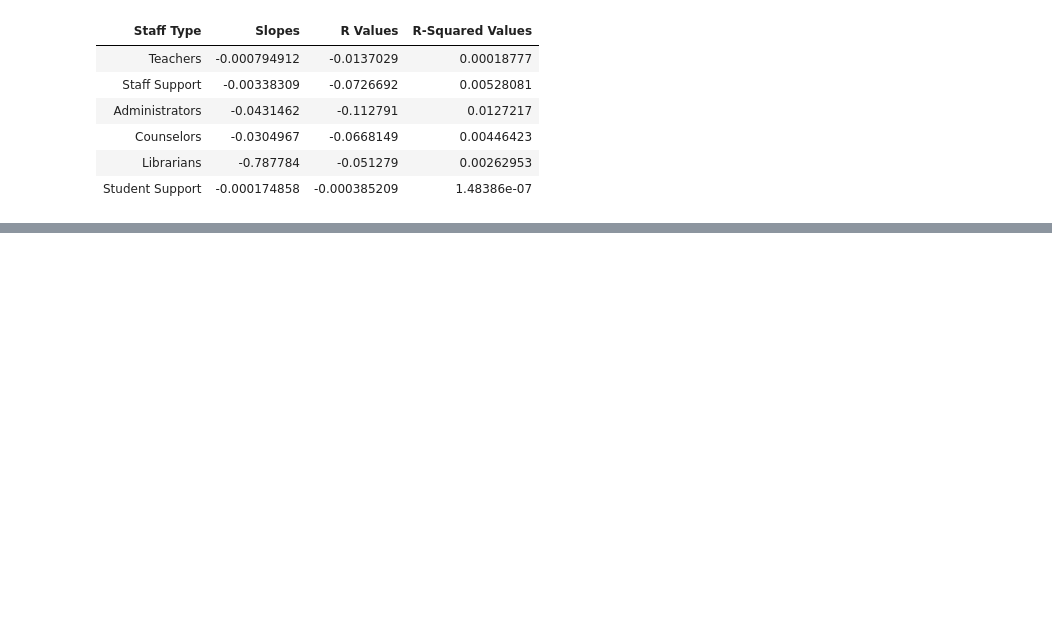
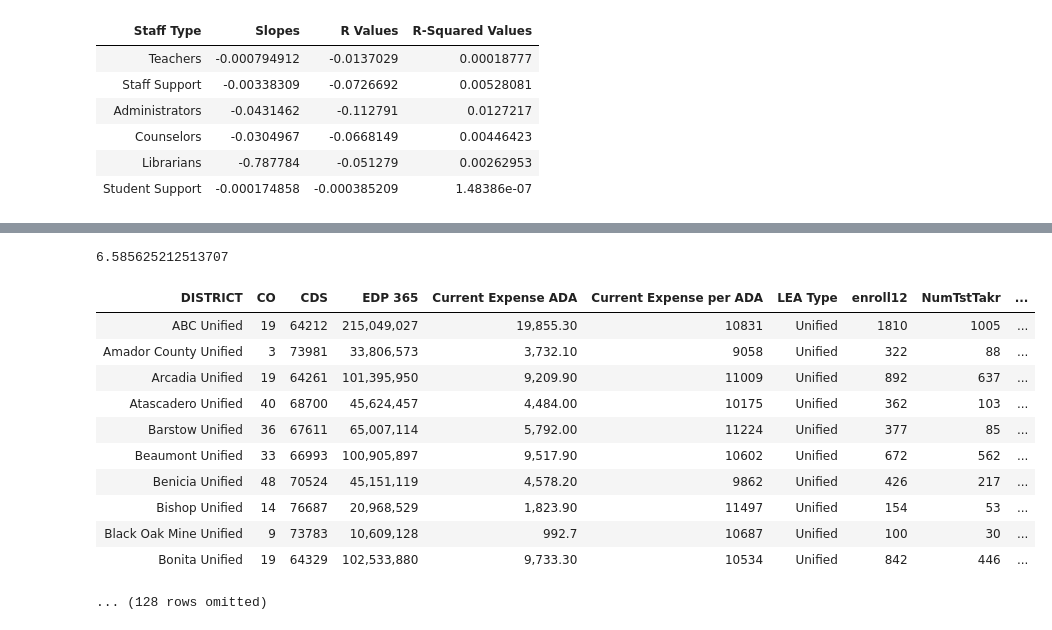
Before and after one commit to efliu/School-Staffing-Optimization, a Jupyter notebook: Neural Network.ipynb, the cells around one changed output, grey strips where cells are left out. Cells and saved outputs as stored; diff of their text form; code cells hidden in the pictures; blank space fills up the shorter version.

```diff
--- a/Neural Network.ipynb
+++ b/Neural Network.ipynb
@@ -352,0 +360,37 @@ For All Categories:
+# %%
+salaries = [59627,56933,83920,119225,48619,48790]
+# %%
+improvements = []
+for i in range(len(lower['DISTRICT'])):
+    X = lower_scaler.transform(lower_x)[i]
+
+    def f(X):
+        return lower_mlp_logistic.predict([X])[0]
+
+
+    bounds = [(e - 0.1*abs(e) , e + 0.1*abs(e)) for e in X]
+
+    total_budget = X @ salaries
+
+    const = [{"type": "eq", "fun": lambda x: salaries @ x - total_budget}]
+
+    p = minimize(f,X,bounds=bounds,constraints = const)
+
+    print()
+    print(lower_x[i])
+
+    new_cat = lower_x[i] * (1 + p.x - X)
+
+    #print()
+    #print(p.x)
+    #print(X)
+    #print()
+
+    #print((lower_mlp_logistic.predict([p.x]) - lower_mlp_logistic.predict([X]))[0])
+
+
+    new_assignment = new_cat
+    improvement = (-1 * (lower_mlp_logistic.predict([p.x]) - lower_mlp_logistic.predict([X]))[0])/lower_mlp_logistic.predict([X])[0]
+
+    print(improvement*100)
+    improvements.append(improvement*100)
@@ -352,0 +421,22 @@ For All Categories:
+# %%
+print(sum(improvements)/len(improvements))
+# %% [output]
+6.585625212513707
+# %%
+lower['Improvement Percentage'] = improvements
+lower['Predicted PctBothBenchmark'] = np.array(lower['PctBothBenchmark']) * (1 + np.array(improvements)/100)
+# %%
+lower
+# %% [output]
+| DISTRICT | CO | CDS | EDP 365 | Current Expense ADA | Current Expense per ADA | LEA Type | enroll12 | NumTstTakr | ... |
+| ABC Unified | 19 | 64212 | 215,049,027 | 19,855.30 | 10831 | Unified | 1810 | 1005 | ... |
+| Amador County Unified | 3 | 73981 | 33,806,573 | 3,732.10 | 9058 | Unified | 322 | 88 | ... |
+| Arcadia Unified | 19 | 64261 | 101,395,950 | 9,209.90 | 11009 | Unified | 892 | 637 | ... |
+| Atascadero Unified | 40 | 68700 | 45,624,457 | 4,484.00 | 10175 | Unified | 362 | 103 | ... |
+| Barstow Unified | 36 | 67611 | 65,007,114 | 5,792.00 | 11224 | Unified | 377 | 85 | ... |
+| Beaumont Unified | 33 | 66993 | 100,905,897 | 9,517.90 | 10602 | Unified | 672 | 562 | ... |
+| Benicia Unified | 48 | 70524 | 45,151,119 | 4,578.20 | 9862 | Unified | 426 | 217 | ... |
+| Bishop Unified | 14 | 76687 | 20,968,529 | 1,823.90 | 11497 | Unified | 154 | 53 | ... |
+| Black Oak Mine Unified | 9 | 73783 | 10,609,128 | 992.7 | 10687 | Unified | 100 | 30 | ... |
+| Bonita Unified | 19 | 64329 | 102,533,880 | 9,733.30 | 10534 | Unified | 842 | 446 | ... |
+... (128 rows omitted)
```
Also changed, not shown: parts of 4 cells of this notebook.
